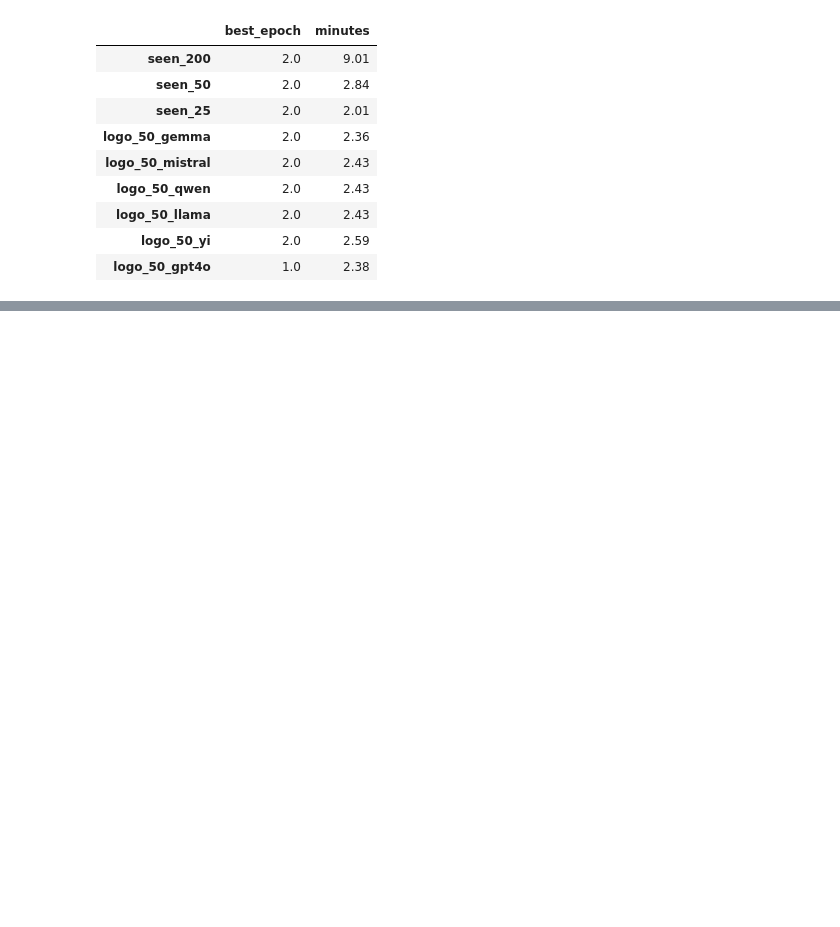
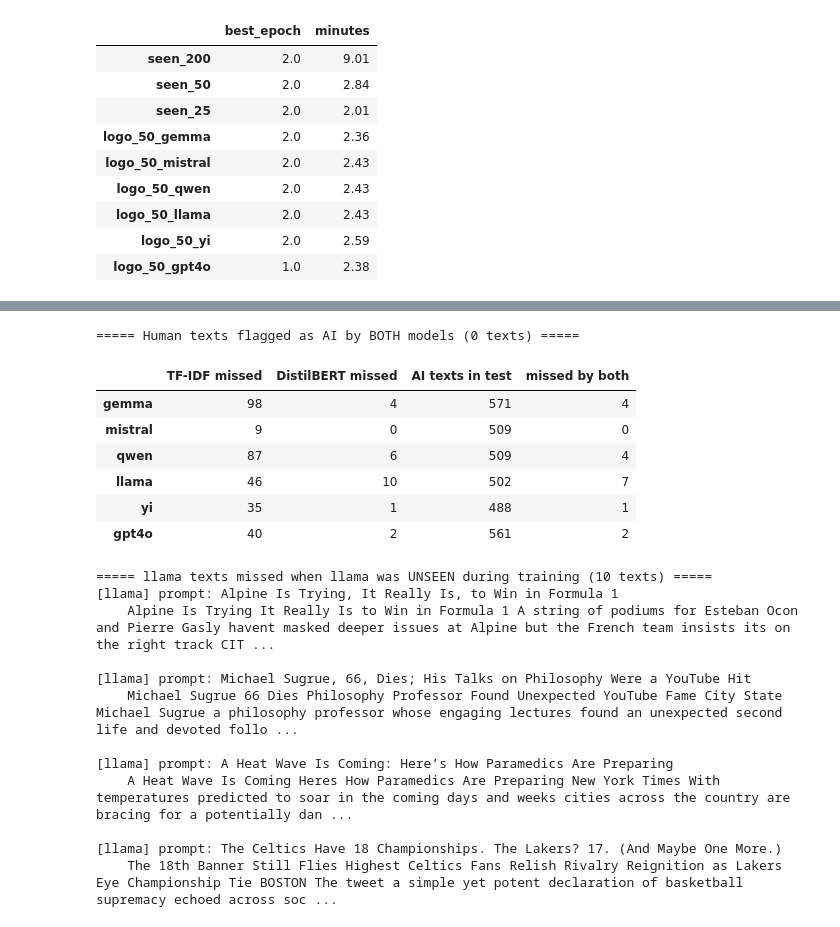
Before and after one commit to brucenguyen0302-code/ai-text-detection, a Jupyter notebook: main.ipynb, the cells around one changed output, grey strips where cells are left out. Saved outputs shown, nothing was run; the diff lists cells and outputs as text; code cells hidden in the pictures; blank space fills up the shorter version.

```diff
--- a/main.ipynb
+++ b/main.ipynb
@@ -2058,0 +2092,9 @@ pd.DataFrame({k: {"best_epoch": v["best_epoch"], "minutes": v["minutes_total"]}
+# %%
+def show(ids, title, n=4, words=50):
+    print(f"===== {title} ({len(ids)} texts) =====")
+    for i in pd.Index(ids)[:n]:
+        row = test_df.loc[i]      # the saved score files are indexed by test_df position
+        print(f"[{row['source']}] prompt: {str(row['prompt'])[:80]}")
+        print("   ", first_n_words(row["text_input"], words), "\n")
+
+show(both_missed.index, "AI texts missed by BOTH models (seen setting, 50 words)")
@@ -2058,0 +2111,43 @@ pd.DataFrame({k: {"best_epoch": v["best_epoch"], "minutes": v["minutes_total"]}
+# %%
+fp = joint[(joint["label"] == 0) & (joint["tfidf"] == "false_alarm") & (joint["bert"] == "false_alarm")]
+show(fp.index, "Human texts flagged as AI by BOTH models")
+# %% [output]
+===== Human texts flagged as AI by BOTH models (0 texts) =====
+# %%
+# Unseen-LLM failures: the setting the research question is about
+unseen_missed = {}
+for held in GENERATORS:
+    f_bert, _ = at_equal_fpr(scores[f"bert_unseen_{held}"])
+    f_tfidf, _ = at_equal_fpr(scores[f"tfidf_unseen_{held}"])
+    unseen_missed[held] = {
+        "TF-IDF missed": int((f_tfidf["error"] == "missed_AI").sum()),
+        "DistilBERT missed": int((f_bert["error"] == "missed_AI").sum()),
+        "AI texts in test": int((f_bert["label"] == 1).sum()),
+        "missed by both": int(((f_tfidf["error"] == "missed_AI") & (f_bert["error"].reindex(f_tfidf.index) == "missed_AI")).sum()),
+    }
+unseen_table = pd.DataFrame(unseen_missed).T
+display(unseen_table)
+
+worst = unseen_table["DistilBERT missed"].idxmax()
+f_bert, _ = at_equal_fpr(scores[f"bert_unseen_{worst}"])
+show(f_bert[f_bert["error"] == "missed_AI"].index, f"{worst} texts missed when {worst} was UNSEEN during training")
+# %% [output]
+|  | TF-IDF missed | DistilBERT missed | AI texts in test | missed by both |
+| gemma | 98 | 4 | 571 | 4 |
+| mistral | 9 | 0 | 509 | 0 |
+| qwen | 87 | 6 | 509 | 4 |
+| llama | 46 | 10 | 502 | 7 |
+| yi | 35 | 1 | 488 | 1 |
+| gpt4o | 40 | 2 | 561 | 2 |
+===== llama texts missed when llama was UNSEEN during training (10 texts) =====
+[llama] prompt: Alpine Is Trying, It Really Is, to Win in Formula 1
+    Alpine Is Trying It Really Is to Win in Formula 1 A string of podiums for Esteban Ocon and Pierre Gasly havent masked deeper issues at Alpine but the French team insists its on the right track CIT ...
+
+[llama] prompt: Michael Sugrue, 66, Dies; His Talks on Philosophy Were a YouTube Hit
+    Michael Sugrue 66 Dies Philosophy Professor Found Unexpected YouTube Fame City State Michael Sugrue a philosophy professor whose engaging lectures found an unexpected second life and devoted follo ...
+
+[llama] prompt: A Heat Wave Is Coming: Here’s How Paramedics Are Preparing
+    A Heat Wave Is Coming Heres How Paramedics Are Preparing New York Times With temperatures predicted to soar in the coming days and weeks cities across the country are bracing for a potentially dan ...
+
+[llama] prompt: The Celtics Have 18 Championships. The Lakers? 17. (And Maybe One More.)
+    The 18th Banner Still Flies Highest Celtics Fans Relish Rivalry Reignition as Lakers Eye Championship Tie BOSTON The tweet a simple yet potent declaration of basketball supremacy echoed across soc ...
```
Also changed, not shown: parts of 28 cells of this notebook.
